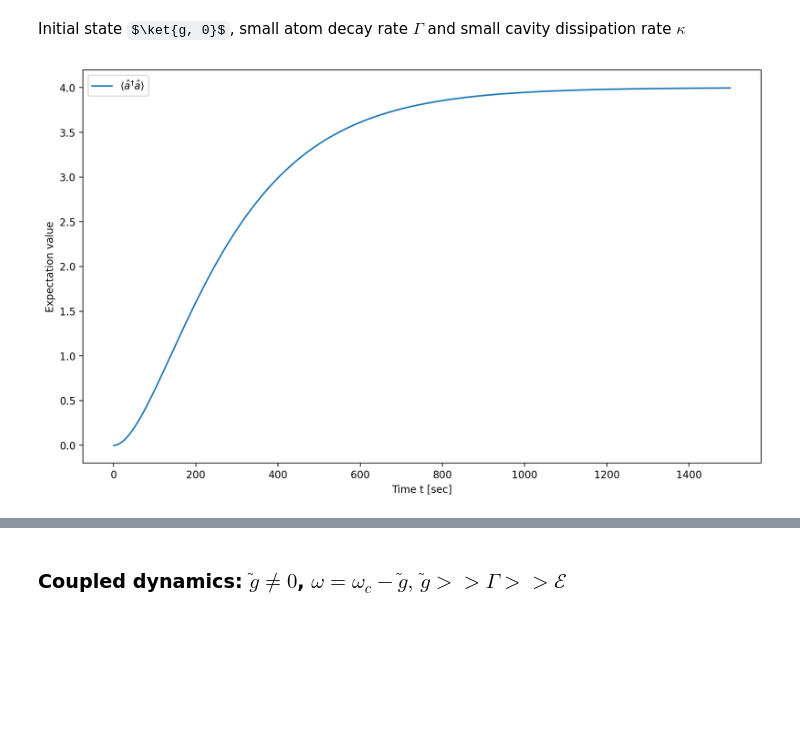
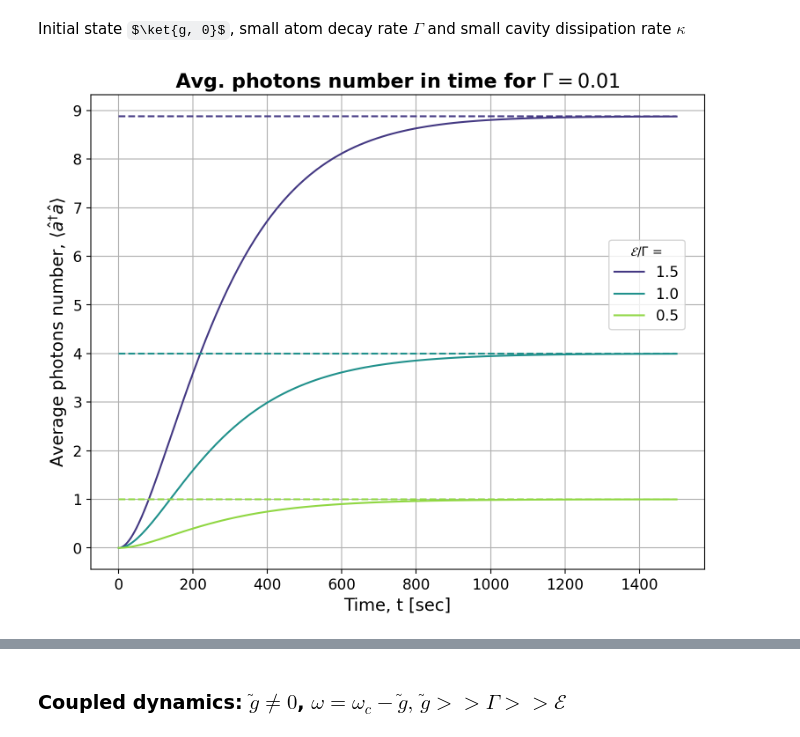
Before and after one commit to RaffaeleSabatini/QIAP_Project, a Jupyter notebook: main.ipynb, the cells around one changed output, grey strips where cells are left out. Saved outputs shown, nothing was run; the diff lists cells and outputs as text; code cells hidden in the pictures; some formulas as TeX source; blank space fills up the shorter version.

```diff
--- a/main.ipynb
+++ b/main.ipynb
@@ -34,14 +34,16 @@ T0    = 0
 Tf    = 1500
 Nt    = Tf*50
 
-OMEGA = 1  # Resonant frequency
+OMEGA = 1   # Resonant frequency
 N_ph  = 20  # Fock space dimension
-E     = 0.01  # Pumping field amplitude
+E     = [0.015, 0.01, 0.005]  # Pumping field amplitude
 GAMMA = 0.01 # Atom decay rate
 KAPPA = 0.01 # Cavity dissipation rate
 
 psi0    = qtp.tensor(qtp.basis(2,1), qtp.fock(N_ph, 0)) # Initial state
-result = solve_JC_LME(psi0, 0, 0, 0, E, KAPPA, GAMMA, N_ph, T0, Tf, Nt, True)
+results_g0 = solve_JC_LME_parallelized(psi0, 0, 0, 0, E, [KAPPA], [GAMMA], N_ph, T0, Tf, Nt)
-# %% [output]
-[figure, removed]
+# %%
+plot_mean_values(results_g0, T0, Tf, Nt, GAMMA, title=rf"Avg. photons number in time for $\Gamma={GAMMA}$")
+# %% [output]
+[figure, added]
 # %%
```
Also changed, not shown: parts of 4 cells of this notebook, 2 other files.
